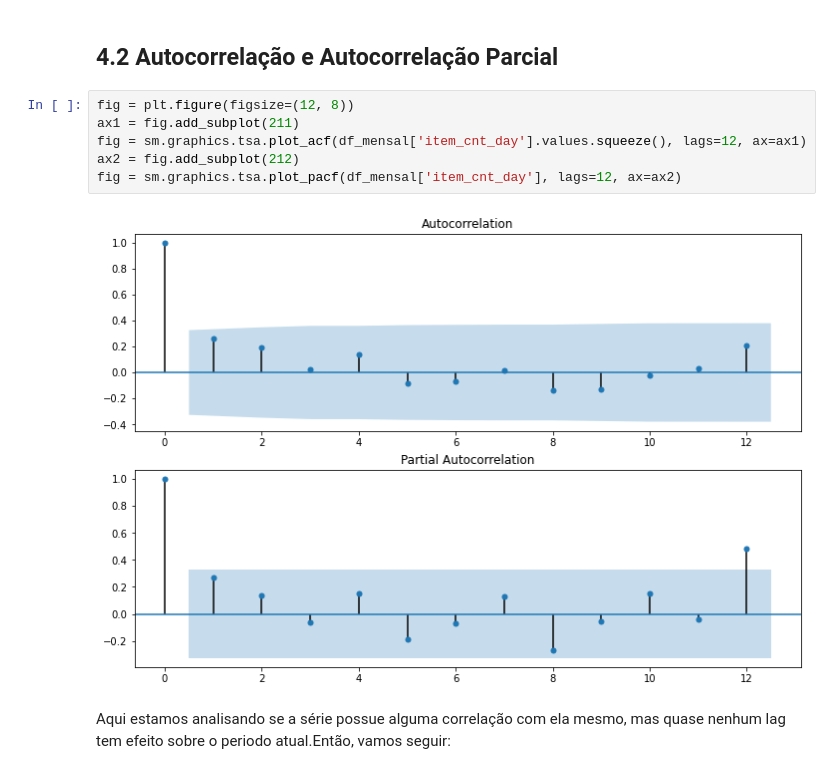
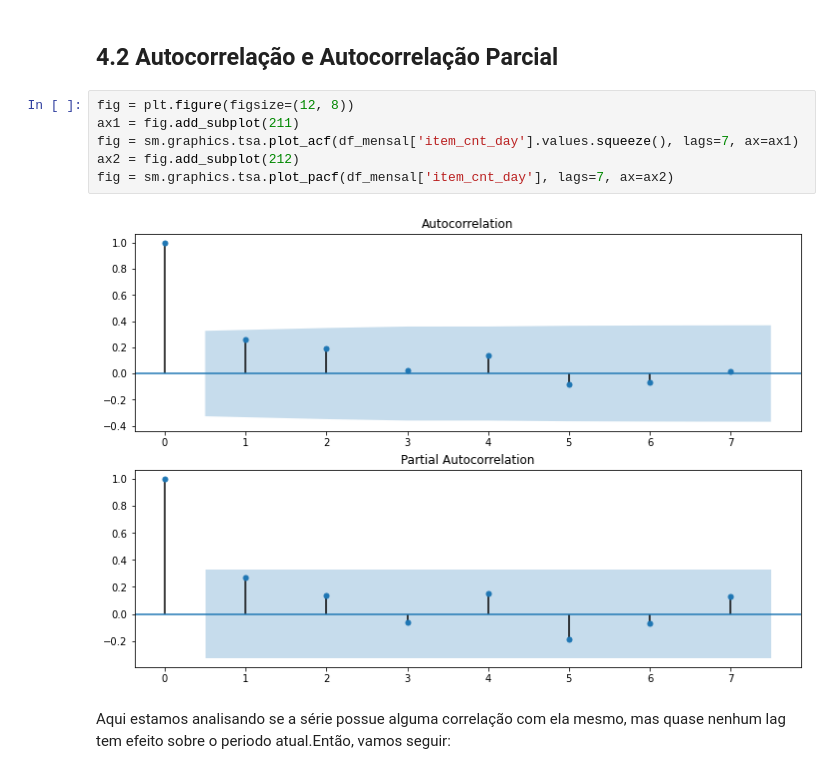
Before and after one commit to costadomar/sales_forecasting, a Jupyter notebook: analise_exploratoria.ipynb, the cells around one changed output. Drawn from its saved outputs; the diff is of its cells as text.

```diff
--- a/analise_exploratoria.ipynb
+++ b/analise_exploratoria.ipynb
@@ -334,11 +338,11 @@ Claramente a série apresenta uma tendência de baixa a partir de maio de 2014.
 # %%
 fig = plt.figure(figsize=(12, 8))
 ax1 = fig.add_subplot(211)
-fig = sm.graphics.tsa.plot_acf(df_mensal['item_cnt_day'].values.squeeze(), lags=12, ax=ax1)
+fig = sm.graphics.tsa.plot_acf(df_mensal['item_cnt_day'].values.squeeze(), lags=7, ax=ax1)
 ax2 = fig.add_subplot(212)
-fig = sm.graphics.tsa.plot_pacf(df_mensal['item_cnt_day'], lags=12, ax=ax2)
+fig = sm.graphics.tsa.plot_pacf(df_mensal['item_cnt_day'], lags=7, ax=ax2)
 # %% [output]
-[figure, old version]
+[figure, new version]
 # %% [markdown]
 Aqui estamos analisando se a série possue alguma correlação com ela mesmo, mas quase nenhum lag tem efeito sobre o periodo atual.Então, vamos seguir:
 # %% [markdown]
```
Also changed, not shown: parts of 23 cells of this notebook.
